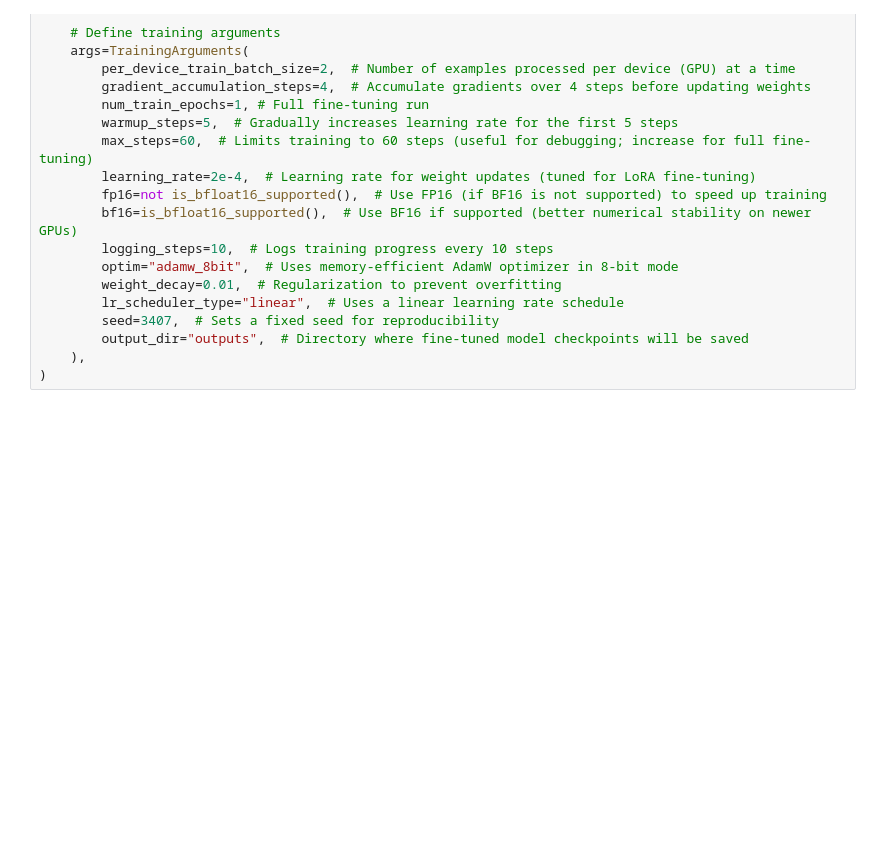
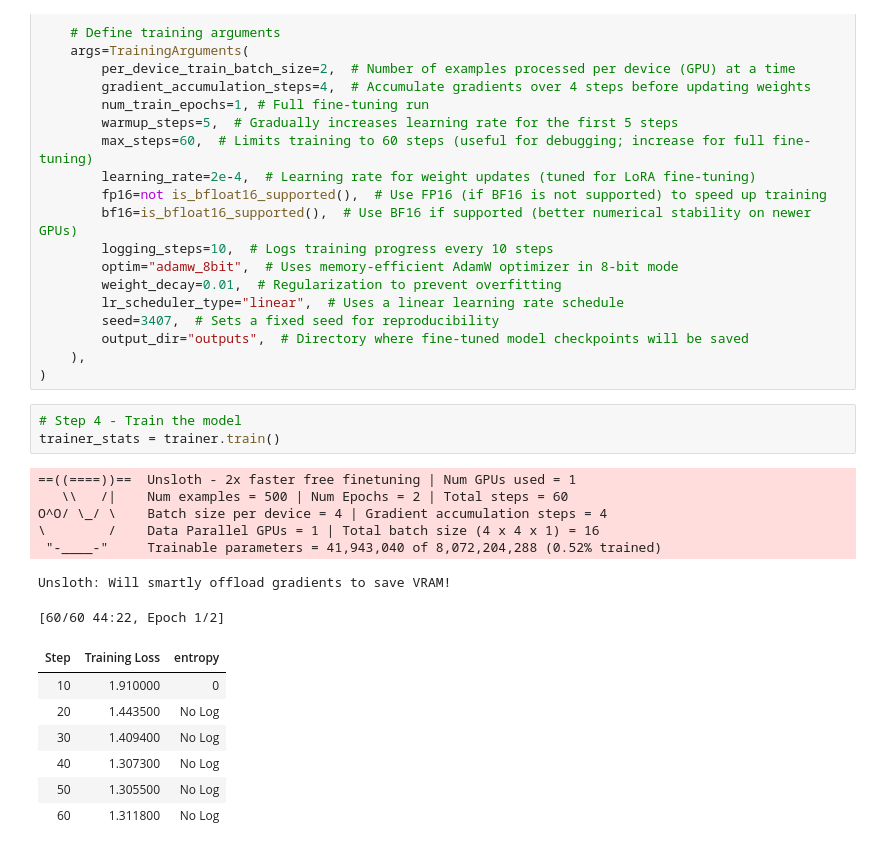
Before and after one commit to hkafrawi/kaggle_portfolio, a Jupyter notebook: fine-tuning-deepseek-r1.ipynb, the cells around one changed output. Drawn from its saved outputs; the diff is of its cells as text; blank space fills up the shorter version.

Commit message:
Kaggle Notebook | Fine Tuning DeepSeek R1  | FineTuned Model

```diff
--- a/fine-tuning-deepseek-r1.ipynb
+++ b/fine-tuning-deepseek-r1.ipynb
@@ -317,3 +320,21 @@ trainer = SFTTrainer(
         output_dir="outputs",  # Directory where fine-tuned model checkpoints will be saved
     ),
 )
+# %%
+# Step 4 - Train the model
+trainer_stats = trainer.train()
+# %% [output]
+==((====))==  Unsloth - 2x faster free finetuning | Num GPUs used = 1
+   \\   /|    Num examples = 500 | Num Epochs = 2 | Total steps = 60
+O^O/ \_/ \    Batch size per device = 4 | Gradient accumulation steps = 4
+\        /    Data Parallel GPUs = 1 | Total batch size (4 x 4 x 1) = 16
+ "-____-"     Trainable parameters = 41,943,040 of 8,072,204,288 (0.52% trained)
+Unsloth: Will smartly offload gradients to save VRAM!
+[60/60 44:22, Epoch 1/2]
+| Step | Training Loss | entropy |
+| 10 | 1.910000 | 0 |
+| 20 | 1.443500 | No Log |
+| 30 | 1.409400 | No Log |
+| 40 | 1.307300 | No Log |
+| 50 | 1.305500 | No Log |
+| 60 | 1.311800 | No Log |
```
Also changed, not shown: parts of 6 cells of this notebook.
